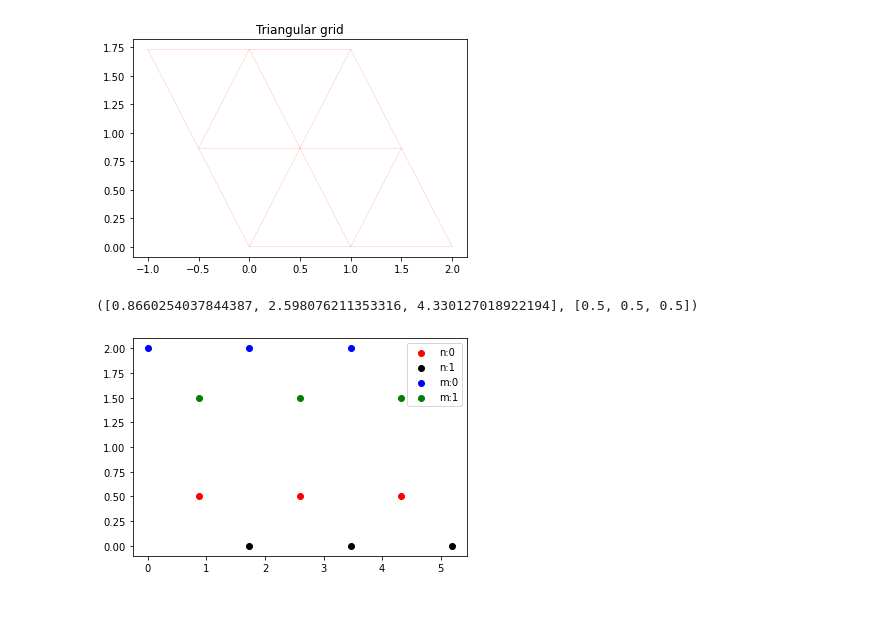
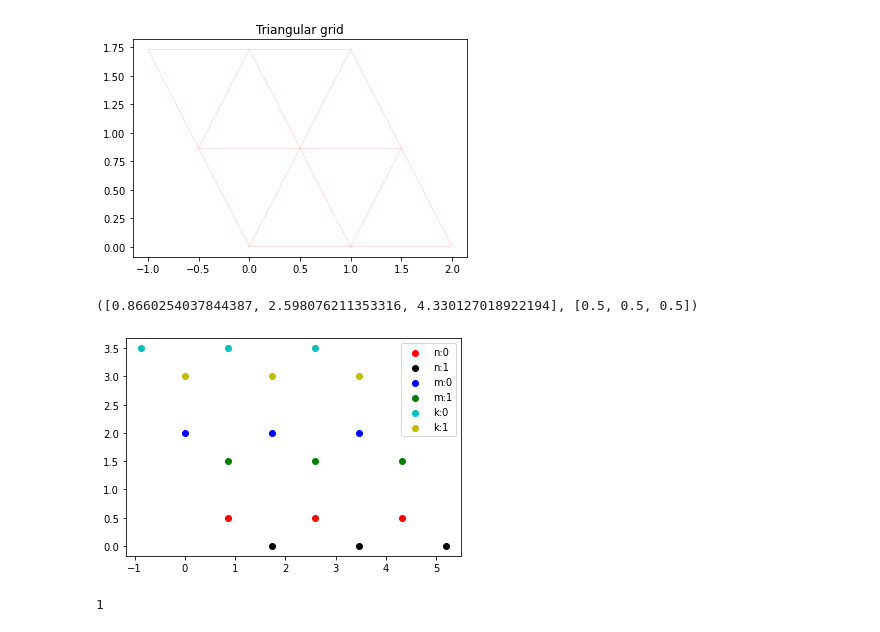
Before and after one commit to larstors/BA, a Jupyter notebook: testing.ipynb, the cells around one changed output. Saved outputs shown, nothing was run; the diff lists cells and outputs as text; code cells hidden in the pictures.

Commit message:
hexPlot

```diff
--- a/testing.ipynb
+++ b/testing.ipynb
@@ -239,31 +239,42 @@ def hex_cor(n, j):
         x += 1
         xf.append(x * c30)
         if (y%2 == 1):
             if (x%2 == 1):
                 yf.append(y * (1 + s30))
             else:
                 yf.append((y * 3 + 1)/2)
         else:
             if (x%2 == 1):
                 yf.append(1.5 * y + 0.5)
             else:
                 yf.append(1.5 * y)
 
     return xf, yf
 
 n = np.array([0, 1, 2])
 m = np.array([3, 4, 5])
+k = np.array([6, 7, 8])
 y = np.array([0, 0, 0])
 j = np.array([1, 1, 1])
+
 print(hex_cor(n, y))
 
 plt.scatter(hex_cor(n, y)[0], hex_cor(n, y)[1], label="n:0", c="r")
 plt.scatter(hex_cor(n, j)[0], hex_cor(n, j)[1], label="n:1", c="k")
 plt.scatter(hex_cor(m, y)[0], hex_cor(m, y)[1], label="m:0", c="b")
 plt.scatter(hex_cor(m, j)[0], hex_cor(m, j)[1], label="m:1", c="g")
+plt.scatter(hex_cor(k, y)[0], hex_cor(k, y)[1], label="k:0", c="c")
+plt.scatter(hex_cor(k, j)[0], hex_cor(k, j)[1], label="k:1", c="y")
+
+x_hex = [hex_cor(n, j)[0], hex_cor(n, y)[0]]
 
 plt.legend()
 plt.show()
 # %% [output]
 ([0.8660254037844387, 2.598076211353316, 4.330127018922194], [0.5, 0.5, 0.5])
-[figure, old version]
+[figure, new version]
+# %%
+if (-1%2):
+    print(-1%2)
+# %% [output]
+1
```
Also changed, not shown: parts of 5 cells of this notebook.
